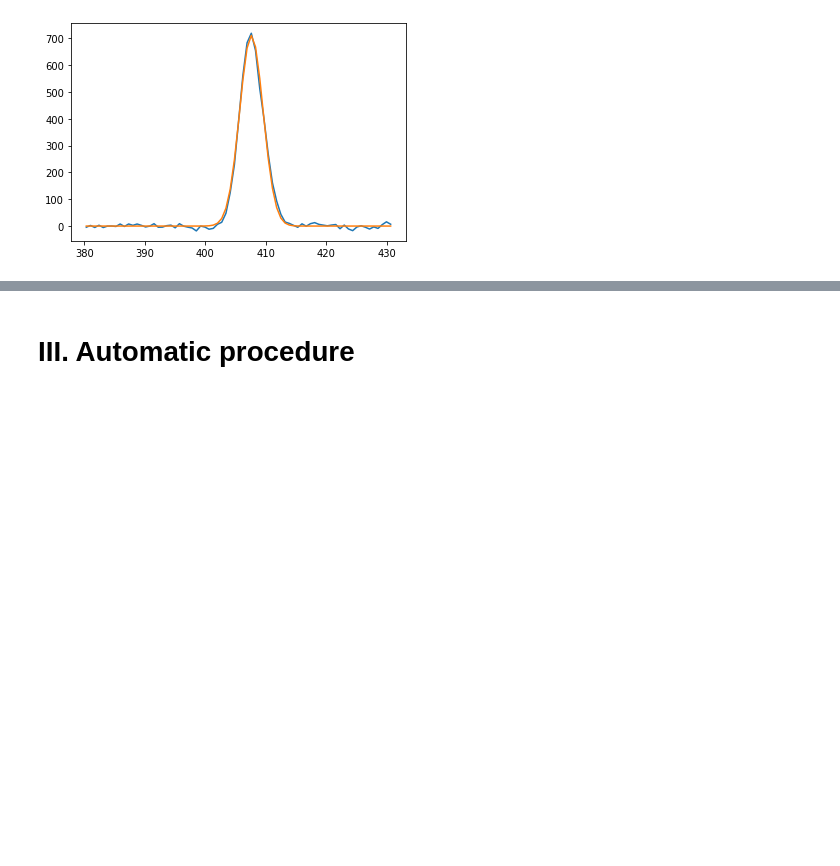
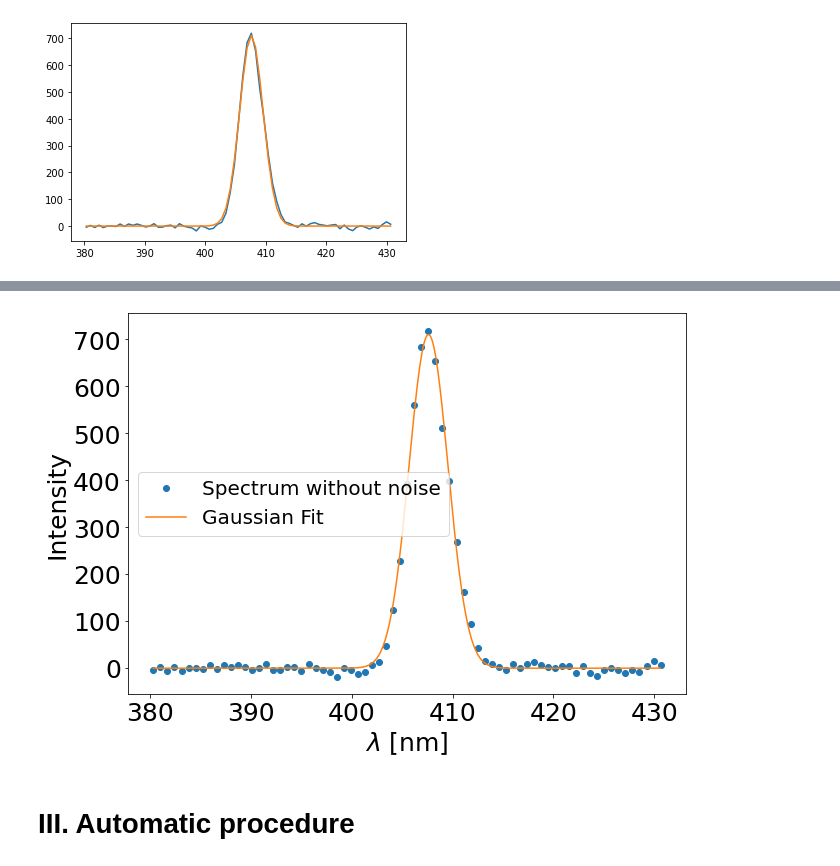
Before and after one commit to glb96/Alpaga, a Jupyter notebook: Tutorials/tutorial_spectra_analysis.ipynb, the cells around one changed output, grey strips where cells are left out. Cells and saved outputs as stored; diff of their text form; code cells hidden in the pictures; blank space fills up the shorter version.

```diff
--- a/Tutorials/tutorial_spectra_analysis.ipynb
+++ b/Tutorials/tutorial_spectra_analysis.ipynb
@@ -479,3 +494,26 @@ Intensity err 5.822358609667653 Lambda err: 0.018294377047095037 Omega err: 0.02
 [figure]
 [figure]
 [figure]
+# %%
+L_lambda, L_spectra, _ = Alpaga.analyze_run.averaging_and_cleaning(names, N_iter, extension='.dat', type_cleaning='mean', L_mean_cleaning_n=L_mean_cleaning_n, L_mean_cleaning_evo_max=L_mean_cleaning_evo_max, show_spectra=False, figure_counter=1)
+
+l_cut = [380, 399, 414, 431]
+order_fit_noise = 4
+
+L_x_cleaned, L_y_cleaned, L_y_noise_fit, x_cut, figure_counter = Alpaga.analyze_run.remove_noise(L_lambda, L_spectra, l_cut=l_cut, order_fit_noise=order_fit_noise, return_fit_noise=True, return_boundary=True, show_spectra=False, figure_counter=1)
+
+
+L_x_for_fit = np.linspace(L_x_cleaned[0], L_x_cleaned[-1], 500)
+
+figure_counter += 1
+plt.figure(figure_counter, figsize=(10, 7))
+plt.plot(L_x_cleaned, L_y_cleaned, 'o', label='Spectrum without noise', lw=2)
+plt.plot(L_x_for_fit, Alpaga.analyze_run.fit_gausse(L_x_for_fit, intensity, lambda_0, omega), label='Gaussian Fit', lw=1.5)
+
+plt.xlabel(r'$\lambda$ [nm]', fontsize=25)
+plt.xticks(fontsize=25)
+plt.ylabel(r'Intensity', fontsize=25)
+plt.yticks(fontsize=25)
+plt.legend(fontsize=20)
+plt.savefig('gaussian_fit.png', dpi=600)
+# %% [output]
@@ -482,3 +532,4 @@ Intensity err 5.822358609667653 Lambda err: 0.018294377047095037 Omega err: 0.02
+[figure, added]
 # %% [markdown]
 # III. Automatic procedure
 # %% [markdown]
```
Also changed, not shown: parts of 3 cells of this notebook, 55 other files.
